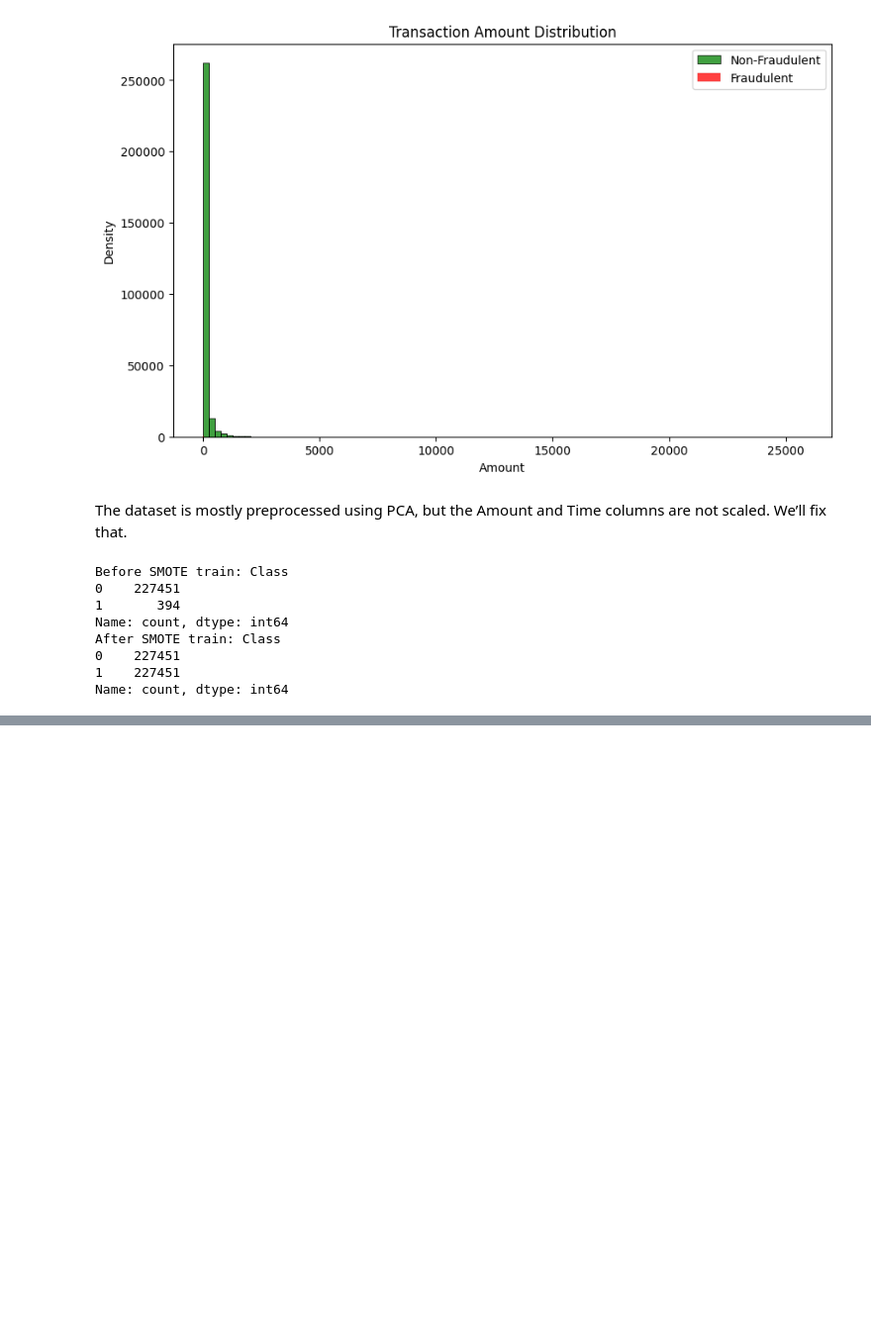
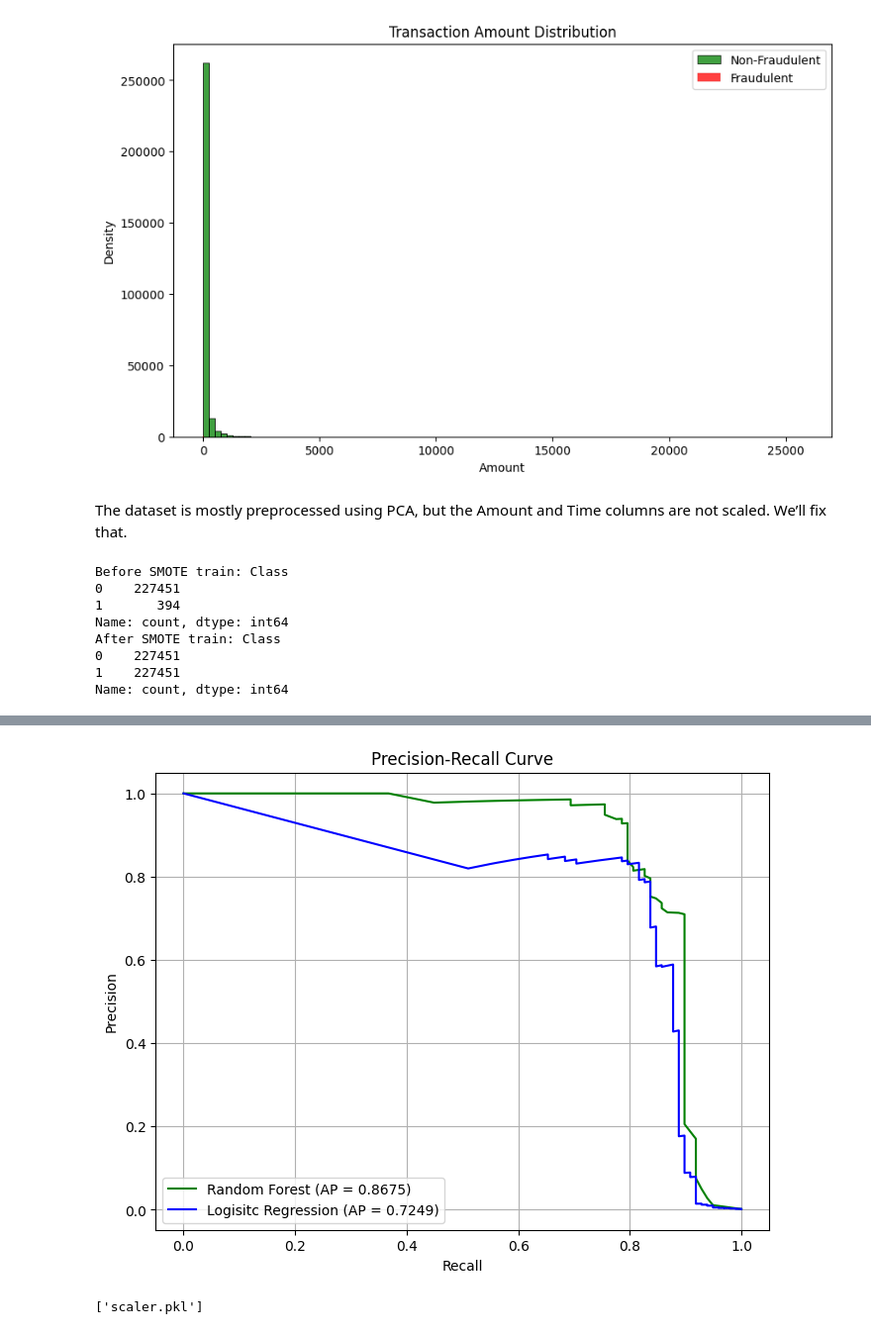
Before and after one commit to Sweekar-Bajimaya/Card-Fraud-Detection, a Jupyter notebook: Credit_Card_Fraud_Detection.ipynb, the cells around one changed output, grey strips where cells are left out. Shown: that part at 99% size. Drawn from its saved outputs; the diff is of its cells as text; code cells hidden in the pictures; blank space fills up the shorter version.

```diff
--- a/Credit_Card_Fraud_Detection.ipynb
+++ b/Credit_Card_Fraud_Detection.ipynb
@@ -154,0 +284,30 @@ Name: count, dtype: int64
+# %%
+# PR Curve for Random Forest
+precision, recall, _ = precision_recall_curve(Y_test, y_prob_rf)
+avg_precision = average_precision_score(Y_test, y_prob_rf)
+
+# PR curve for Logistic Regression
+precision2, recall2, _ = precision_recall_curve(Y_test, y_prob_lr)
+avg_precision2 = average_precision_score(Y_test, y_prob_lr)
+
+plt.figure(figsize=(8, 6))
+plt.plot(recall, precision, label=f'Random Forest (AP = {avg_precision:.4f})', color='green')
+plt.plot(recall2, precision2, label=f'Logisitc Regression (AP = {avg_precision2:.4f})', color='blue')
+plt.xlabel('Recall')
+plt.ylabel('Precision')
+plt.title('Precision-Recall Curve')
+plt.legend()
+plt.grid(True)
+plt.show()
+# %% [output]
+[figure, added]
+# %%
+import joblib
+
+# Save trained model
+joblib.dump(rf, 'model_rf.pkl')
+
+# Save scaler
+joblib.dump(scaler, 'scaler.pkl')
+# %% [output]
+['scaler.pkl']
```
Also changed, not shown: parts of 6 cells of this notebook.
